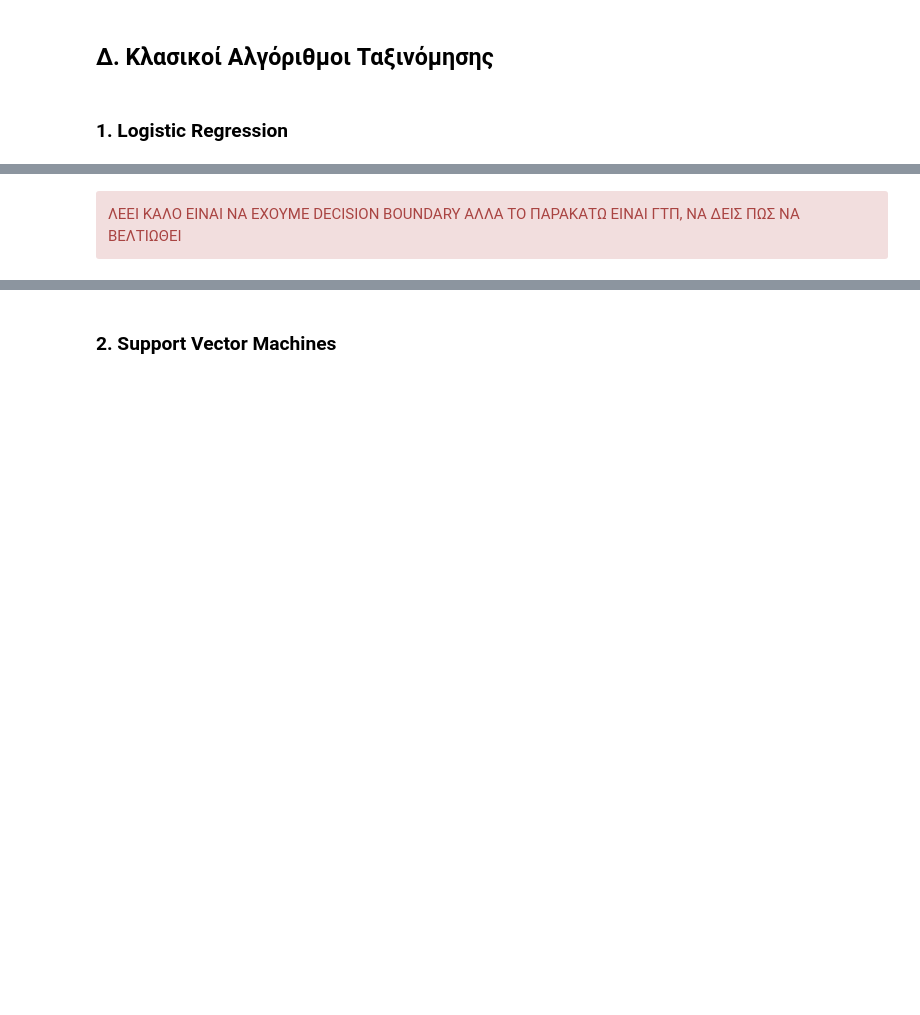
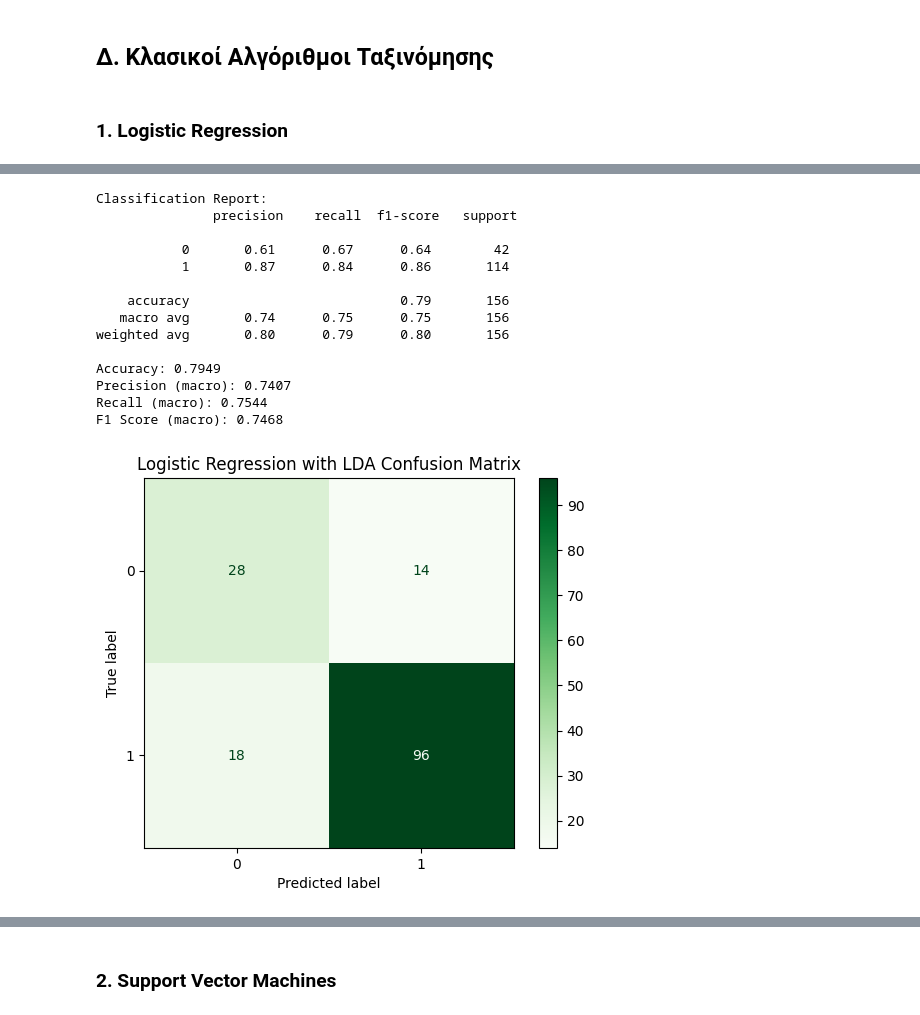
Before and after one commit to odykt/ML_EKPA, a Jupyter notebook: vas/BASE - PCA- ALGOS.ipynb, the cells around one changed output, grey strips where cells are left out. Cells and saved outputs as stored; diff of their text form; code cells hidden in the pictures; blank space fills up the shorter version.

```diff
--- a/vas/BASE - PCA- ALGOS.ipynb
+++ b/vas/BASE - PCA- ALGOS.ipynb
@@ -421,0 +124,10 @@ Feature engineering: Προσθέτει στατιστικά που μπορεί
+# %%
+# Add mean and std of pixel values as new features
+# Use the same data as used for x_train_var and x_test_var (i.e., standardized data)
+train_means = x_train_std.mean(axis=1, keepdims=True)
+train_stds = x_train_std.std(axis=1, keepdims=True)
+x_train_fe = np.hstack([x_train_var, train_means, train_stds])
+
+test_means = x_test_std.mean(axis=1, keepdims=True)
+test_stds = x_test_std.std(axis=1, keepdims=True)
+x_test_fe = np.hstack([x_test_var, test_means, test_stds])
@@ -548,25 +279,32 @@ from sklearn.linear_model import LogisticRegression
 from sklearn.model_selection import GridSearchCV
 from sklearn.metrics import classification_report, accuracy_score
 import numpy as np
+from sklearn.metrics import make_scorer, recall_score
+
 
 # Define parameter grid
 param_grid = {
+    'class_weight': [None, 'balanced'],
     'C': np.logspace(-4,4,20),
-    'solver': ['lbfgs', 'saga'],
-    'multi_class': ['multinomial'],
-    'max_iter': [100,1000,2500, 5000]
+    'solver': ['lbfgs'],
+    'penalty': [None, 'l2'],
+    'max_iter': [100,1000,2500,5000],
+
 }
 
 # Initialize Logistic Regression (no need to set random_state for grid search)
 logreg = LogisticRegression()
+# Custom scorer for recall of class 0
+recall_0 = make_scorer(recall_score, pos_label=0)
 
 # GridSearchCV setup
 grid_search = GridSearchCV(
     estimator=logreg,
     param_grid=param_grid,
-    cv=3,  # 3-fold cross-validation
+    cv=3,
     n_jobs=-1,
-    verbose=2
+    verbose=2,
+    scoring=recall_0
 )
 
 # Fit on PCA-reduced training data
@@ -583,4 +336,20 @@ print("\nClassification Report:\n", classification_report(y_test, y_pred))
 # %%
+# Final Model
+
+# Train logistic regression on PCA features
+LogisticRegression_pca = LogisticRegression(
+    C=0.0001,
+    penalty='l2',
+    class_weight='balanced',
+    solver='lbfgs',
+    max_iter=100,
+    random_state=56
+)
+LogisticRegression_pca.fit(X_train_pca, y_train)
+
+# Predict on test set (PCA features)
+y_pred_pca = LogisticRegression_pca.predict(X_test_pca)
+
 # Assess the model's performance
 from sklearn.metrics import (
     confusion_matrix, ConfusionMatrixDisplay, accuracy_score, precision_score,
@@ -626,30 +395,46 @@ def assess_model_performance(clf, X_test, y_test, class_labels=None, title_prefi
         if len(class_labels) == 2:
             # y_score may be 1D (decision_function) or 2D (predict_proba)
             if y_score.ndim == 1:
                 fpr, tpr, _ = roc_curve(y_test, y_score)
             else:
                 fpr, tpr, _ = roc_curve(y_test, y_score[:, 1])
             roc_auc = auc(fpr, tpr)
             plt.figure(figsize=(8, 6))
             plt.plot(fpr, tpr, label=f'AUC = {roc_auc:.2f}')
             plt.plot([0, 1], [0, 1], 'k--', label='Chance')
             plt.xlabel('False Positive Rate')
             plt.ylabel('True Positive Rate')
             plt.title(f'{title_prefix} ROC Curve')
             plt.legend(loc="lower right")
             plt.show()
         else:
             # Multiclass case (your original code)
             y_test_bin = label_binarize(y_test, classes=class_labels)
             plt.figure(figsize=(8, 6))
             for i, class_label in enumerate(class_labels):
                 fpr, tpr, _ = roc_curve(y_test_bin[:, i], y_score[:, i])
                 roc_auc = auc(fpr, tpr)
                 plt.plot(fpr, tpr, label=f'Class {class_label} (AUC = {roc_auc:.2f})')
             plt.plot([0, 1], [0, 1], 'k--', label='Chance')
             plt.xlabel('False Positive Rate')
             plt.ylabel('True Positive Rate')
             plt.title(f'{title_prefix} ROC Curve - All Classes')
 
 # Assess the model's performance
 assess_model_performance(LogisticRegression_pca, X_test_pca, y_test, class_labels=np.unique(y_train), title_prefix="Logistic Regression with LDA")
+# %% [output]
+Classification Report:
+               precision    recall  f1-score   support
+
+           0       0.61      0.67      0.64        42
+           1       0.87      0.84      0.86       114
+
+    accuracy                           0.79       156
+   macro avg       0.74      0.75      0.75       156
+weighted avg       0.80      0.79      0.80       156
+
+Accuracy: 0.7949
+Precision (macro): 0.7407
+Recall (macro): 0.7544
+F1 Score (macro): 0.7468
+[figure, added]
@@ -656,6 +442,2 @@ assess_model_performance(LogisticRegression_pca, X_test_pca, y_test, class_label
-# %% [markdown]
-<div class="alert alert-block alert-danger">
-ΛΕΕΙ ΚΑΛΟ ΕΙΝΑΙ ΝΑ ΕΧΟΥΜΕ DECISION BOUNDARY ΑΛΛΑ ΤΟ ΠΑΡΑΚΑΤΩ ΕΙΝΑΙ ΓΤΠ, ΝΑ ΔΕΙΣ ΠΩΣ ΝΑ ΒΕΛΤΙΩΘΕΙ
-</div>
 # %%
 # Plotting decision boundary using the first two PCA components
```
Also changed, not shown: parts of 50 cells of this notebook, 5 other files.
